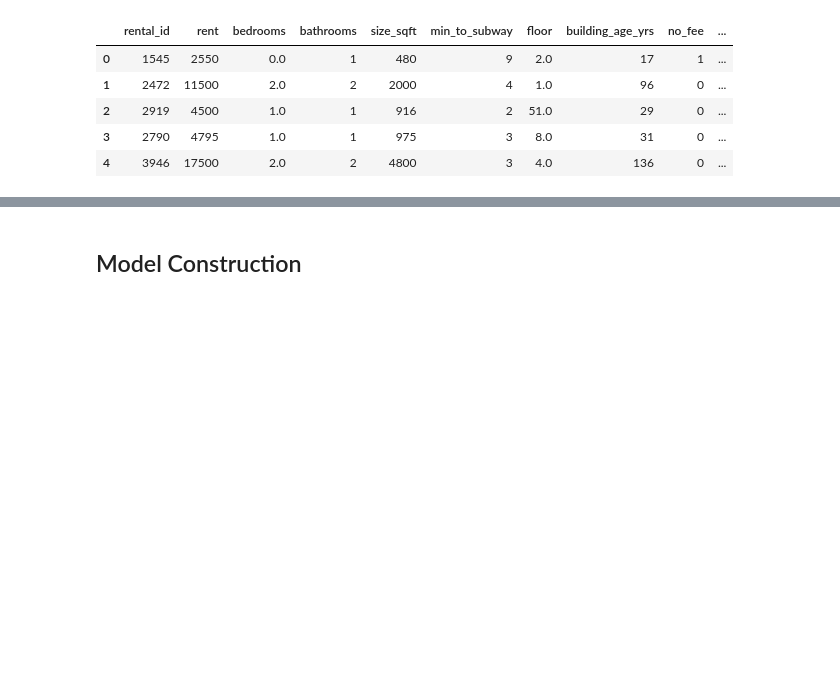
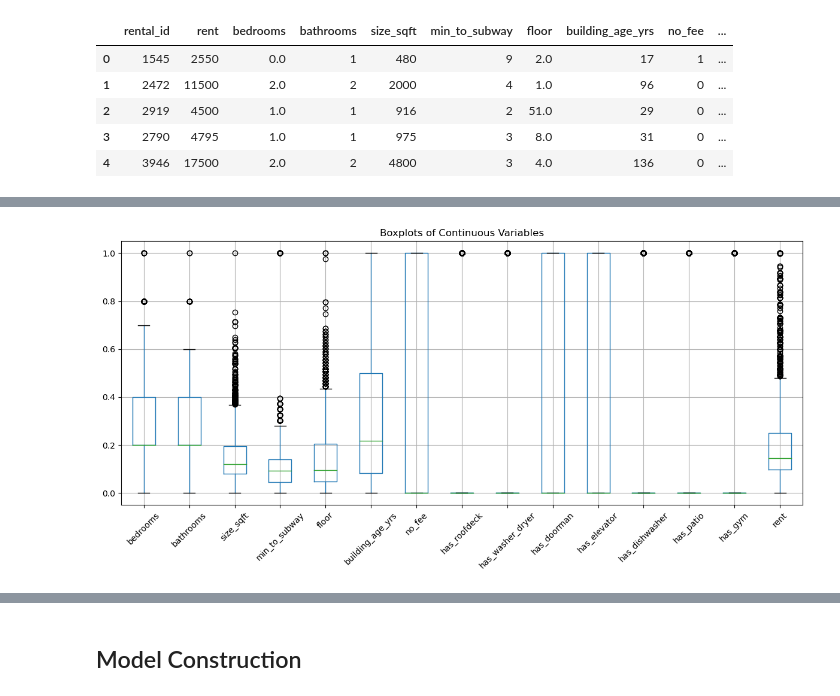
Before and after one commit to leejin-kyu/DGU-MLDL2023, a Jupyter notebook: 기말고사프로젝트[이진규2022121187].ipynb, the cells around one changed output, grey strips where cells are left out. Saved outputs shown, nothing was run; the diff lists cells and outputs as text; code cells hidden in the pictures; blank space fills up the shorter version.

```diff
--- a/기말고사프로젝트[이진규2022121187].ipynb
+++ b/기말고사프로젝트[이진규2022121187].ipynb
@@ -147,0 +252,19 @@ Index(['rent', 'bedrooms', 'bathrooms', 'size_sqft', 'min_to_subway', 'floor',
+# %%
+import matplotlib.pyplot as plt
+import pandas as pd
+
+# Assuming `df` is your DataFrame with both continuous and categorical variables
+# Separate the variables into continuous and categorical
+continuous_vars = df.select_dtypes(include=['float64', 'int64'])  # Assuming these are your continuous variables
+categorical_vars = df.select_dtypes(include=['object'])  # Assuming these are your categorical variables
+
+# Plot boxplots for continuous variables
+plt.figure(figsize=(12, 6))
+plt.title("Boxplots of Continuous Variables")
+continuous_vars.boxplot(rot=45)
+plt.tight_layout()
+
+
+plt.show()
+# %% [output]
+[figure, added]
```
Also changed, not shown: parts of 71 cells of this notebook.
